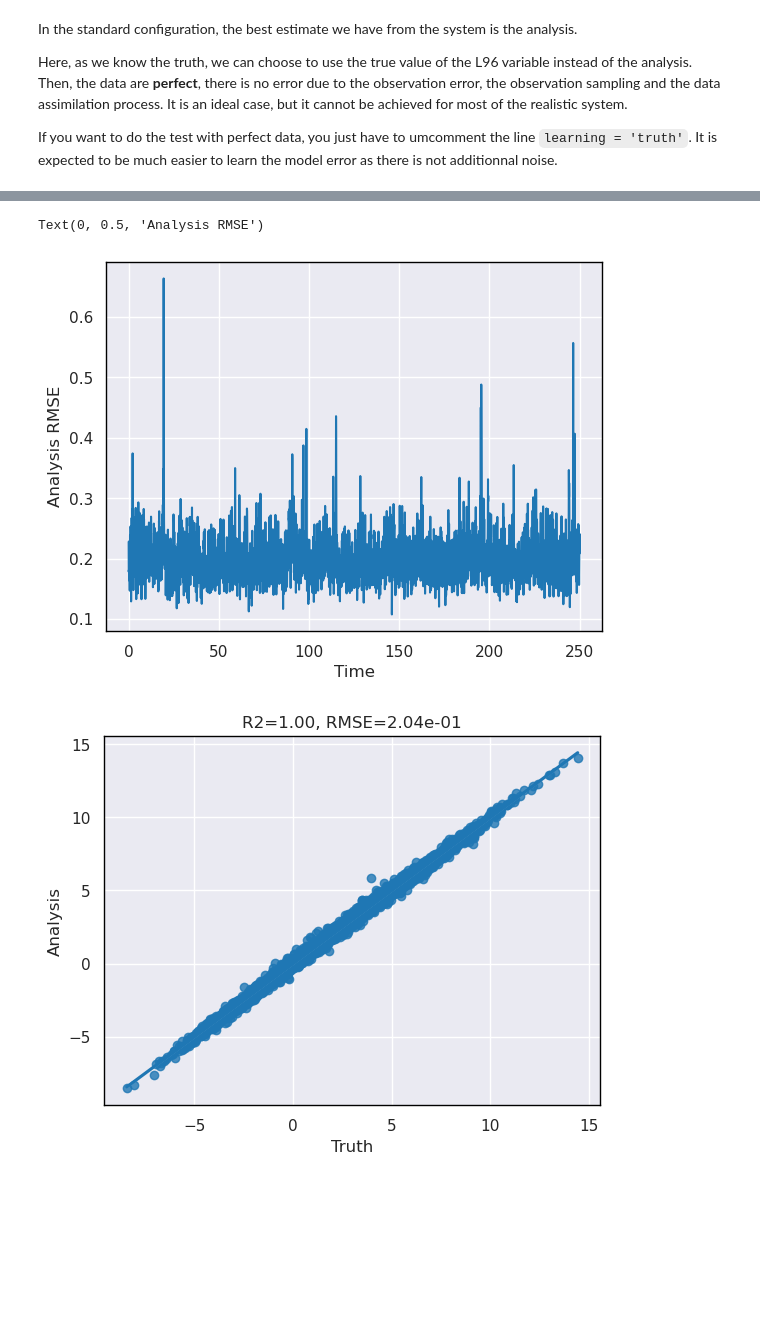
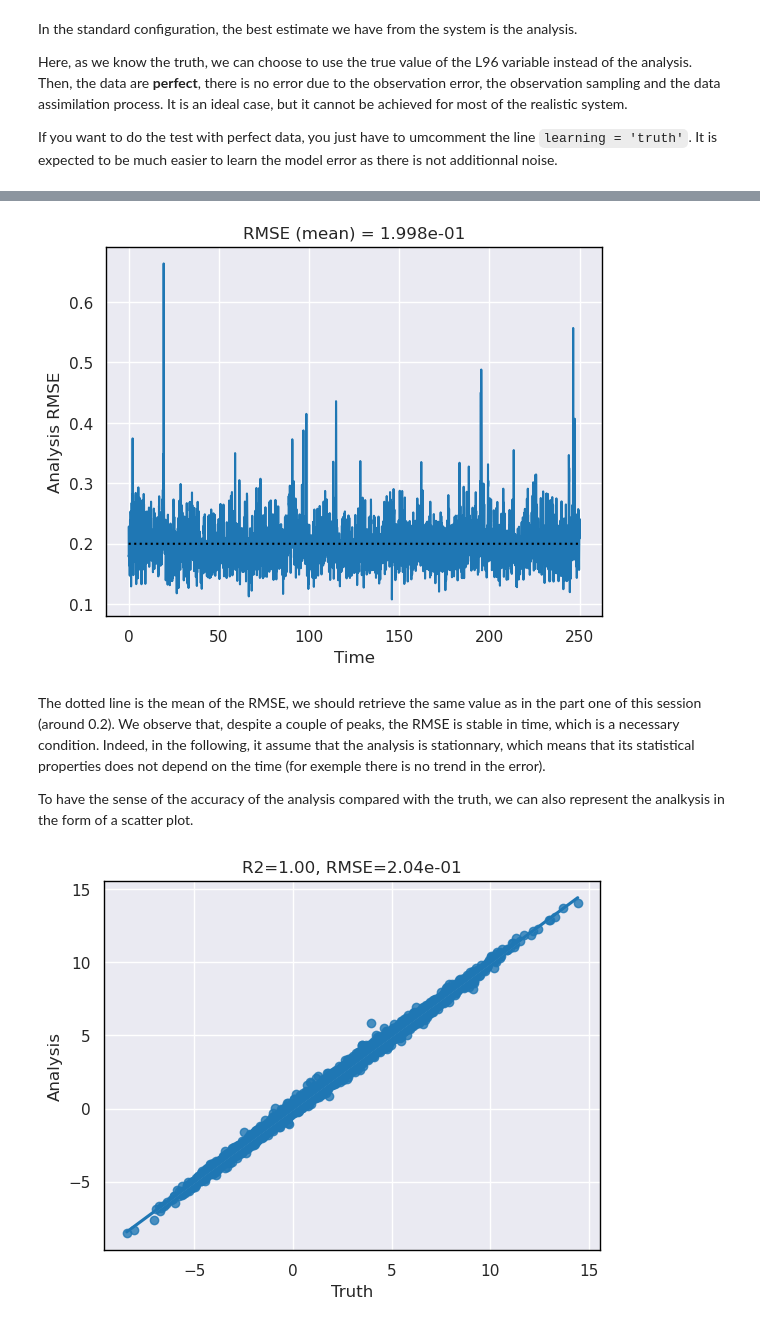
Before and after one commit to marcbocquet/2022-mooc-ecmwf-bocquet-brajard, a Jupyter notebook: mooc_ecmwf_bocquet_brajard_part2.ipynb, the cells around one changed output, grey strips where cells are left out. Drawn from its saved outputs; the diff is of its cells as text; code cells hidden in the pictures; blank space fills up the shorter version.

Commit message:
complete draft of part 2

```diff
--- a/mooc_ecmwf_bocquet_brajard_part2.ipynb
+++ b/mooc_ecmwf_bocquet_brajard_part2.ipynb
@@ -54,10 +60,10 @@ palette = sns.color_palette('deep')
 First, we load the result of the data assimilation, the so-called **anlaysis**. We also load the truth to plot some diagnostics.
 # %%
 # Load the analysis:
-xa = np.load(dir['output'] / 'xa.npy')
+xa = np.load(folder['output'] / 'xa.npy')
 
 # Load the truth
-xt = np.load(dir['output'] / 'xt.npy')
+xt = np.load(folder['output'] / 'xt.npy')
 # %% [markdown]
 Here we define the physical model so to compute the forecast.
 # %%
@@ -98,11 +111,16 @@ def scatter_plot(x,y,ax=None):
 # %%
 rmse_time = np.sqrt(np.mean(np.square(xt-xa),axis=1))
 plt.plot(dt*np.arange(rmse_time.shape[0]),rmse_time)
-plt.xlabel('Time')
-plt.ylabel('Analysis RMSE')
+plt.plot(dt*np.arange(rmse_time.shape[0]), rmse_time.mean()*np.ones(rmse_time.shape[0]), ':k' )
+plt.xlabel('Time');
+plt.ylabel('Analysis RMSE');
+plt.title(f'RMSE (mean) = {rmse_time.mean():.3e}');
 # %% [output]
-Text(0, 0.5, 'Analysis RMSE')
-[figure, old version]
+[figure, new version]
+# %% [markdown]
+The dotted line is the mean of the RMSE, we should retrieve the same value as in the part one of this session (around 0.2). We observe that, despite a couple of peaks, the RMSE is stable in time, which is a necessary condition. Indeed, in the following, it assume that the analysis is stationnary, which means that its statistical properties does not depend on the time (for exemple there is no trend in the error).
+
+To have the sense of the accuracy of the analysis compared with the truth, we can also represent the analkysis in the form of a scatter plot.
 # %%
 ax = scatter_plot (xt[:,20], xa[:,20])
 ax.set_xlabel('Truth')
```
Also changed, not shown: parts of 31 cells of this notebook, 1 other file.
